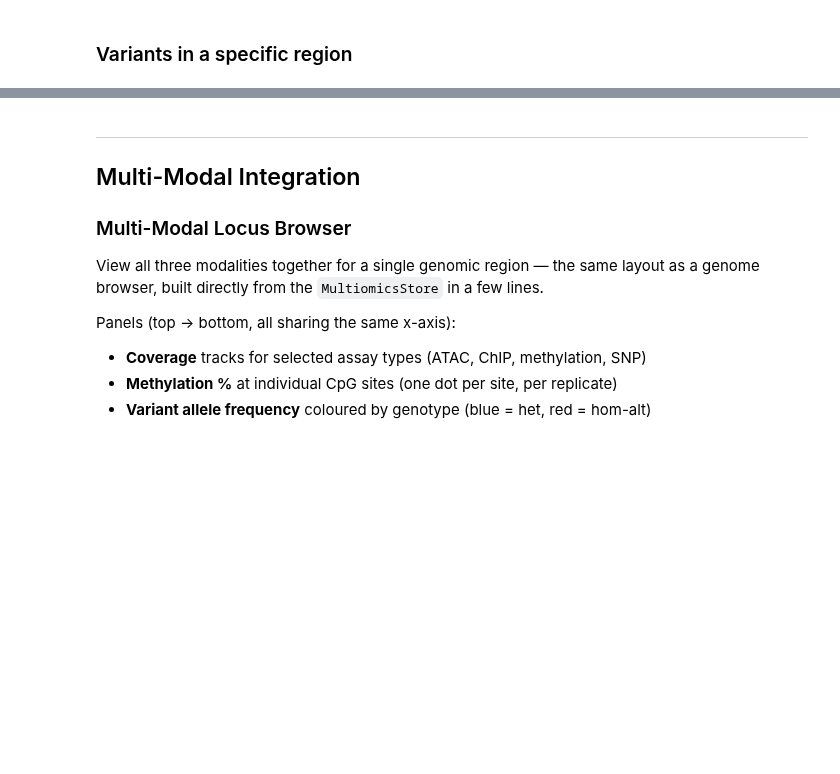
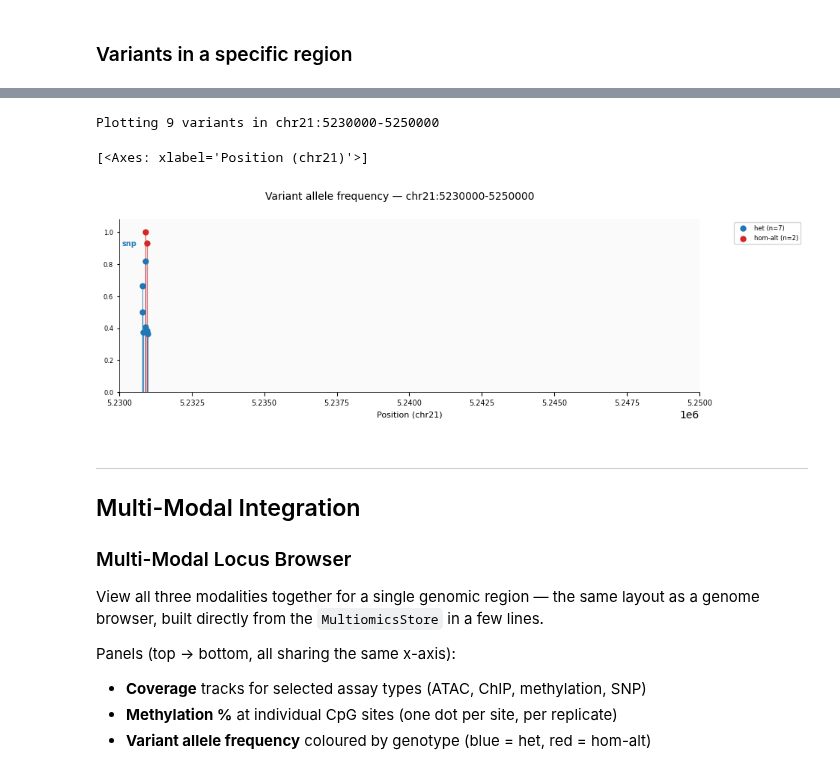
Before and after one commit to Milne-Group/QuantNado, a Jupyter notebook: example/example_dataset.ipynb, the cells around one changed output, grey strips where cells are left out. Cells and saved outputs as stored; diff of their text form; code cells hidden in the pictures; blank space fills up the shorter version.

Commit message:
fix: locus_plot

```diff
--- a/example/example_dataset.ipynb
+++ b/example/example_dataset.ipynb
@@ -549,19 +712,26 @@ df_region
 # %%
-gt_runx1 = var.extract_region(runx1_coords, variable="genotype")
-adr_runx1 = var.extract_region(runx1_coords, variable="allele_depth_ref")
-ada_runx1 = var.extract_region(runx1_coords, variable="allele_depth_alt")
+# Use the REGION with known variants from above
+gt_region = var.extract_region(REGION, variable="genotype")
+adr_region = var.extract_region(REGION, variable="allele_depth_ref")
+ada_region = var.extract_region(REGION, variable="allele_depth_alt")
+
+print(f"Plotting {gt_region.shape[1]} variants in {REGION}")
 
 ds.locus_plot(
-    locus=runx1_coords,
-    genotype=gt_runx1,
-    allele_depth_ref=adr_runx1,
-    allele_depth_alt=ada_runx1,
+    locus=REGION,
+    genotype=gt_region,
+    allele_depth_ref=adr_region,
+    allele_depth_alt=ada_region,
     sample_names=["snp"],
     modality=["variant"],
-    title=f"Variant allele frequency — {runx1_coords}",
-    figsize=(8, 3),
-    filepath=FIG_DIR / "locus_plot_variants_runx1.png",
+    title=f"Variant allele frequency — {REGION}",
+    figsize=(10, 3),
+    filepath=FIG_DIR / "locus_plot_variants.png",
 )
+# %% [output]
+Plotting 9 variants in chr21:5230000-5250000
+[<Axes: xlabel='Position (chr21)'>]
+[figure, added]
 # %% [markdown]
 ---
 ## Multi-Modal Integration
```
Also changed, not shown: parts of 31 cells of this notebook.
